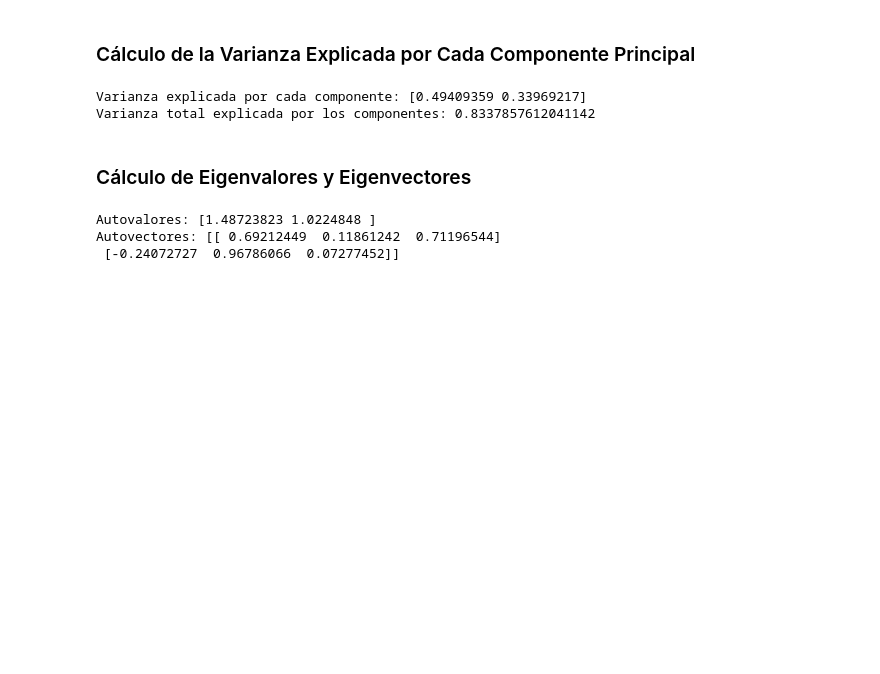
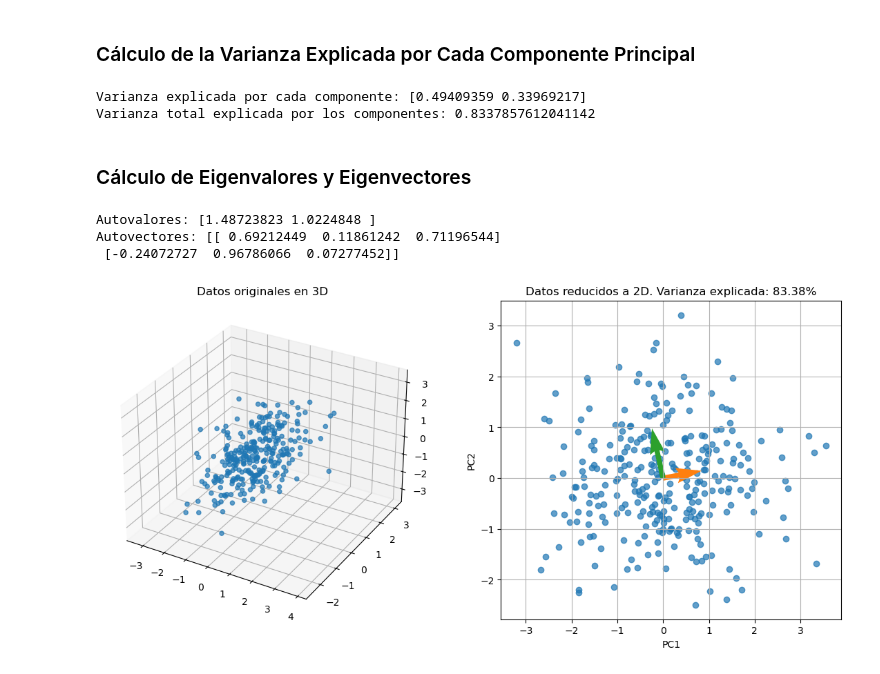
Before and after one commit to jesusdevelopment/Curso_Avanz_Alg_Lin_ML-PCA_SVD, a Jupyter notebook: code/clase_4.ipynb, the cells around one changed output. Saved outputs shown, nothing was run; the diff lists cells and outputs as text; code cells hidden in the pictures; blank space fills up the shorter version.

```diff
--- a/code/clase_4.ipynb
+++ b/code/clase_4.ipynb
@@ -56,3 +57,22 @@ print(f"Autovectores: {autovectores}")
 Autovalores: [1.48723823 1.0224848 ]
 Autovectores: [[ 0.69212449  0.11861242  0.71196544]
  [-0.24072727  0.96786066  0.07277452]]
+# %%
+fig = plt.figure(figsize=(14, 6))
+
+ax1 = fig.add_subplot(121, projection="3d")
+ax1.scatter(Matriz[:, 0], Matriz[:, 1], Matriz[:, 2], cmap='viridis', alpha=0.7)
+ax1.set_title("Datos originales en 3D")
+
+longitud1 = np.sqrt(autovalores[0])
+longitud2 = np.sqrt(autovalores[1])
+
+ax2 = fig.add_subplot(122)
+ax2.scatter(Matriz_pca[:, 0], Matriz_pca[:, 1], cmap='viridis', alpha=0.7)
+ax2.quiver(0,0, autovectores[0][0] * longitud1, autovectores[0][1] * longitud1, angles='xy', scale_units='xy', scale=1, color=f'C1',width=0.015)
+ax2.quiver(0,0, autovectores[1][0] * longitud2, autovectores[1][1] * longitud2, angles='xy', scale_units='xy', scale=1, color=f'C2',width=0.015)
+ax2.set_title(f"Datos reducidos a 2D. Varianza explicada: {varianza_total:.2%}")
+ax2.set_xlabel('PC1'); ax2.set_ylabel('PC2'); ax2.grid(True)
+plt.show()
+# %% [output]
+[figure, added]
```
Also changed, not shown: parts of 1 cell of this notebook, 3 other files.
